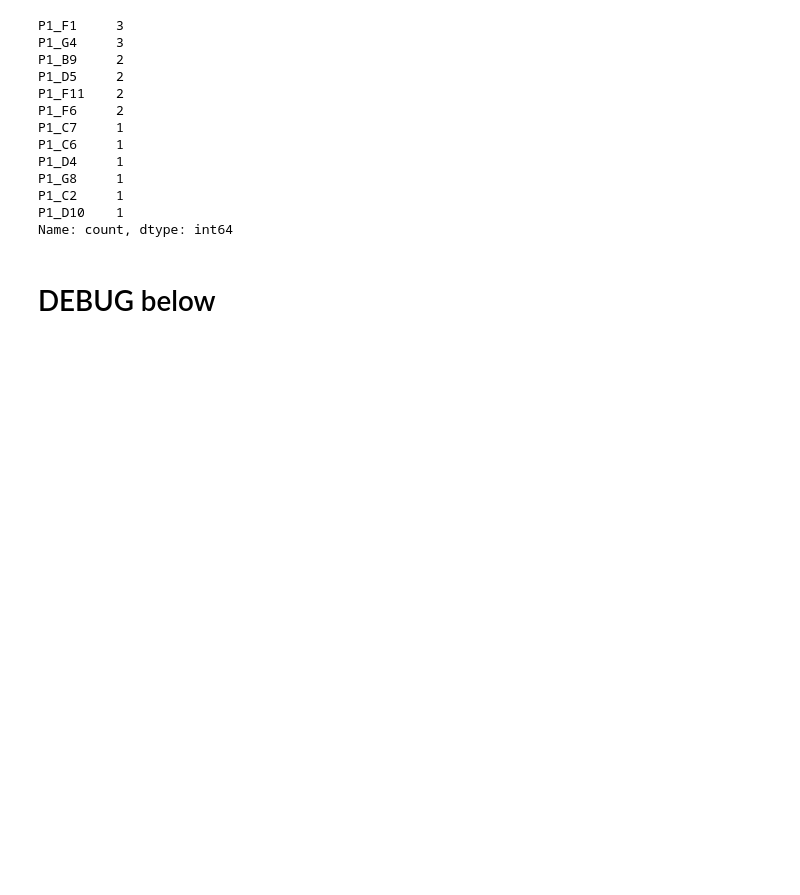
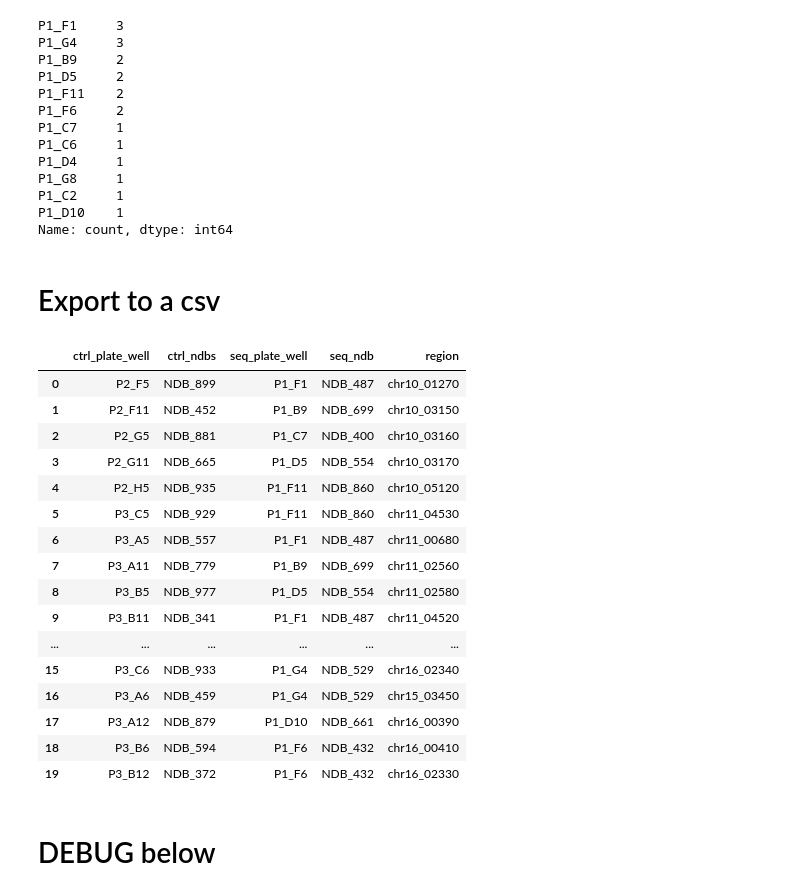
Before and after one commit to BogdanBintu/NMERFISH_Jenny, a Jupyter notebook: analysis_JD/2_find_control_locations.ipynb, the cells around one changed output. Saved outputs shown, nothing was run; the diff lists cells and outputs as text; code cells hidden in the pictures; blank space fills up the shorter version.

```diff
--- a/analysis_JD/2_find_control_locations.ipynb
+++ b/analysis_JD/2_find_control_locations.ipynb
@@ -287,8 +287,8 @@ def get_matching_regions(ctrl_plate_well,
     # -> Variant1__W1B03__W1B06__NDB_461__NDB_844__NDB_1035__NDB_844__NDB_536__NDB_771__chr14_03620_25kb_pb_90502001
     bits = dic_code_final[region]
     adts = [dic_readout_seqs[ndb] for ndb in bits]
-    return adts
+    return adts, region
 # %%
-bits_tuple = get_matching_regions('P2_F12')
-bits_tuple
+bits_tuple, bits_region = get_matching_regions('P2_F12')
+bits_tuple, bits_region
 # %% [output]
@@ -310,7 +331,7 @@ def find_seq_from_ndb(bits, ndb_dict = ndb_dict):
     seq_bit = [bit for bit in bits if bit[2] == 0][0]
     seq_ndb = seq_bit[0]
     seq_plate_well = ndb_dict[seq_ndb]
-    return seq_plate_well
+    return seq_ndb, seq_plate_well
 # %%
 find_seq_from_ndb(bits_tuple)
 # %% [output]
@@ -318,10 +339,14 @@ find_seq_from_ndb(bits_tuple)
 # %%
 ## run through entire control list
 seq_plate_well_all = []
+seq_ndbs = []
+bit_regions = []
 for ctrl_plate_well in ctrl_keys:
-    bits_tuple = get_matching_regions(ctrl_plate_well)
-    seq_plate_well = find_seq_from_ndb(bits_tuple)
+    bits_tuple, bit_region = get_matching_regions(ctrl_plate_well)
+    seq_ndb, seq_plate_well = find_seq_from_ndb(bits_tuple)
+    seq_ndbs.append(seq_ndb)
     seq_plate_well_all.append(seq_plate_well)
+    bit_regions.append(bit_region)
     print(f'ctrl: {ctrl_plate_well}, seq: {seq_plate_well}')
 # %% [output]
 ctrl: P2_F5, seq: P1_F1
@@ -360,3 +385,30 @@ P1_G8     1
 P1_C2     1
 P1_D10    1
 Name: count, dtype: int64
+# %% [markdown]
+# Export to a csv
+# %%
+df_ctrl_seq = pd.DataFrame({'ctrl_plate_well': ctrl_keys,
+              'ctrl_ndbs':ctrl_values,
+              'seq_plate_well' : seq_plate_well_all,
+              'seq_ndb': seq_ndbs,
+              'region' : bit_regions})
+df_ctrl_seq
+# %% [output]
+|  | ctrl_plate_well | ctrl_ndbs | seq_plate_well | seq_ndb | region |
+| 0 | P2_F5 | NDB_899 | P1_F1 | NDB_487 | chr10_01270 |
+| 1 | P2_F11 | NDB_452 | P1_B9 | NDB_699 | chr10_03150 |
+| 2 | P2_G5 | NDB_881 | P1_C7 | NDB_400 | chr10_03160 |
+| 3 | P2_G11 | NDB_665 | P1_D5 | NDB_554 | chr10_03170 |
+| 4 | P2_H5 | NDB_935 | P1_F11 | NDB_860 | chr10_05120 |
+| 5 | P3_C5 | NDB_929 | P1_F11 | NDB_860 | chr11_04530 |
+| 6 | P3_A5 | NDB_557 | P1_F1 | NDB_487 | chr11_00680 |
+| 7 | P3_A11 | NDB_779 | P1_B9 | NDB_699 | chr11_02560 |
+| 8 | P3_B5 | NDB_977 | P1_D5 | NDB_554 | chr11_02580 |
+| 9 | P3_B11 | NDB_341 | P1_F1 | NDB_487 | chr11_04520 |
+| ... | ... | ... | ... | ... | ... |
+| 15 | P3_C6 | NDB_933 | P1_G4 | NDB_529 | chr16_02340 |
+| 16 | P3_A6 | NDB_459 | P1_G4 | NDB_529 | chr15_03450 |
+| 17 | P3_A12 | NDB_879 | P1_D10 | NDB_661 | chr16_00390 |
+| 18 | P3_B6 | NDB_594 | P1_F6 | NDB_432 | chr16_00410 |
+| 19 | P3_B12 | NDB_372 | P1_F6 | NDB_432 | chr16_02330 |
```
Also changed, not shown: parts of 5 cells of this notebook, 2 other files.
